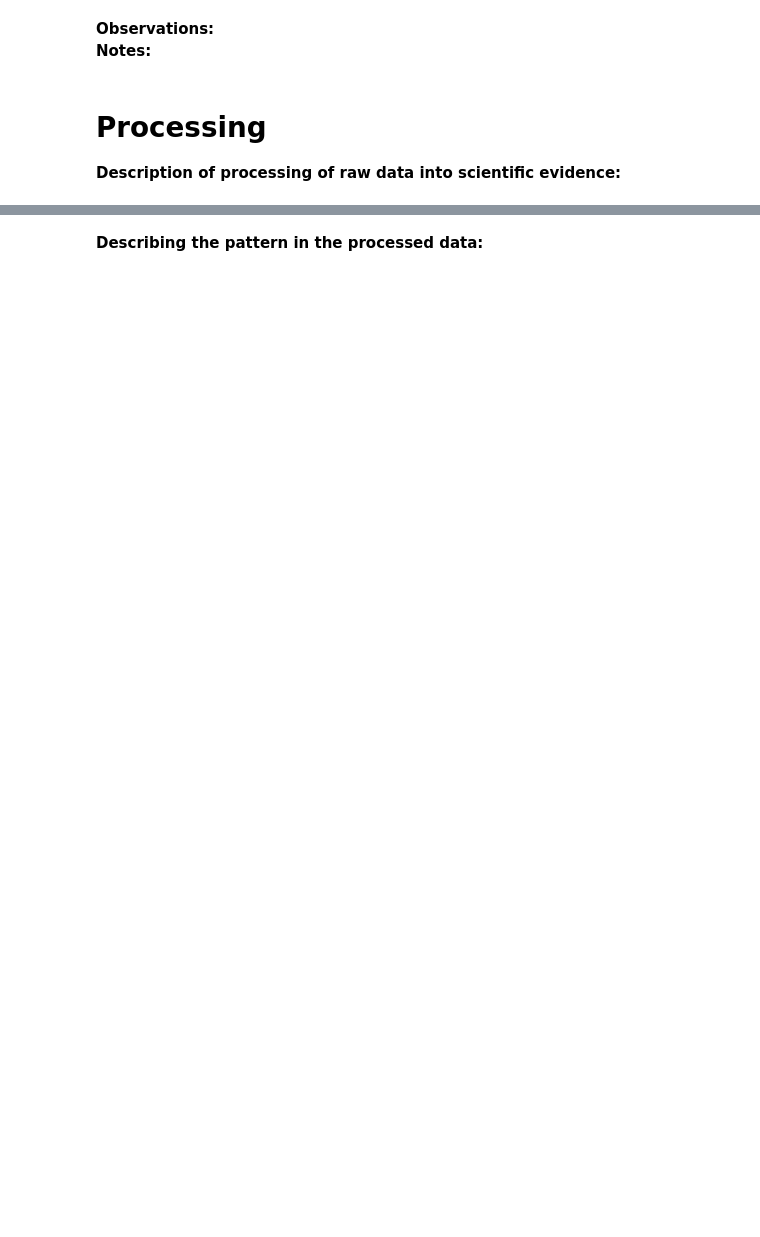
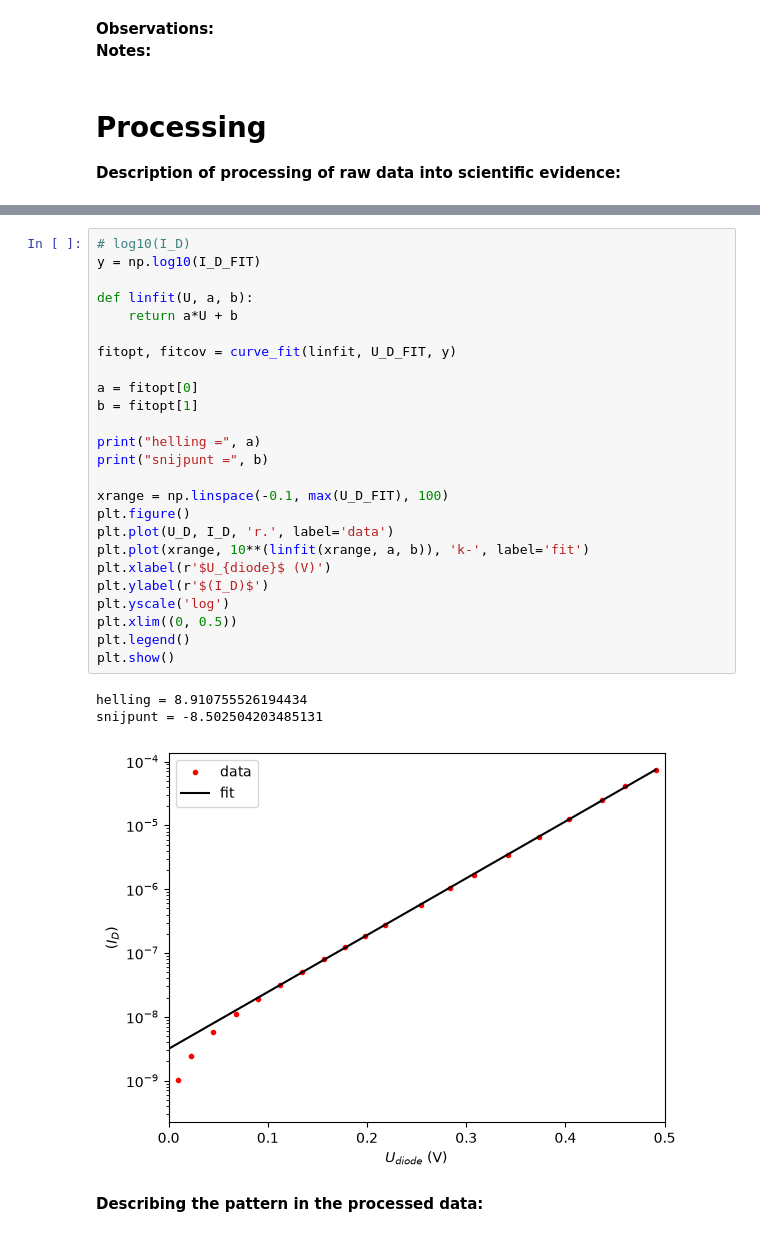
Before and after one commit to marcusmdb/Thermo_Marcus_Maurits, a Jupyter notebook: practicum/boltzzmann/BM_labjournaal.ipynb, the cells around one changed output, grey strips where cells are left out. Drawn from its saved outputs; the diff is of its cells as text; blank space fills up the shorter version.

```diff
--- a/practicum/boltzzmann/BM_labjournaal.ipynb
+++ b/practicum/boltzzmann/BM_labjournaal.ipynb
@@ -51,3 +118,32 @@ from scipy.optimize import curve_fit
+# %%
+# log10(I_D)
+y = np.log10(I_D_FIT)
+
+def linfit(U, a, b):
+    return a*U + b
+
+fitopt, fitcov = curve_fit(linfit, U_D_FIT, y)
+
+a = fitopt[0]
+b = fitopt[1]
+
+print("helling =", a)
+print("snijpunt =", b)
+
+xrange = np.linspace(-0.1, max(U_D_FIT), 100)
+plt.figure()
+plt.plot(U_D, I_D, 'r.', label='data')
+plt.plot(xrange, 10**(linfit(xrange, a, b)), 'k-', label='fit')
+plt.xlabel(r'$U_{diode}$ (V)')
+plt.ylabel(r'$(I_D)$')
+plt.yscale('log')
+plt.xlim((0, 0.5))
+plt.legend()
+plt.show()
+# %% [output]
+helling = 8.910755526194434
+snijpunt = -8.502504203485131
+[figure, added]
 # %% [markdown]
 **Describing the pattern in the processed data:**
 # %%
```
Also changed, not shown: parts of 9 cells of this notebook, 1 other file.
